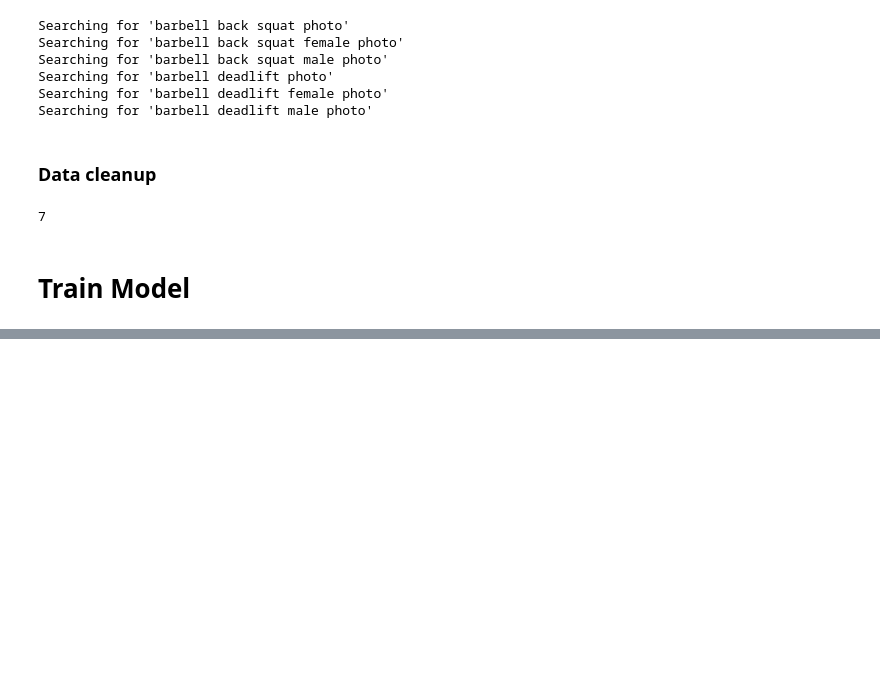
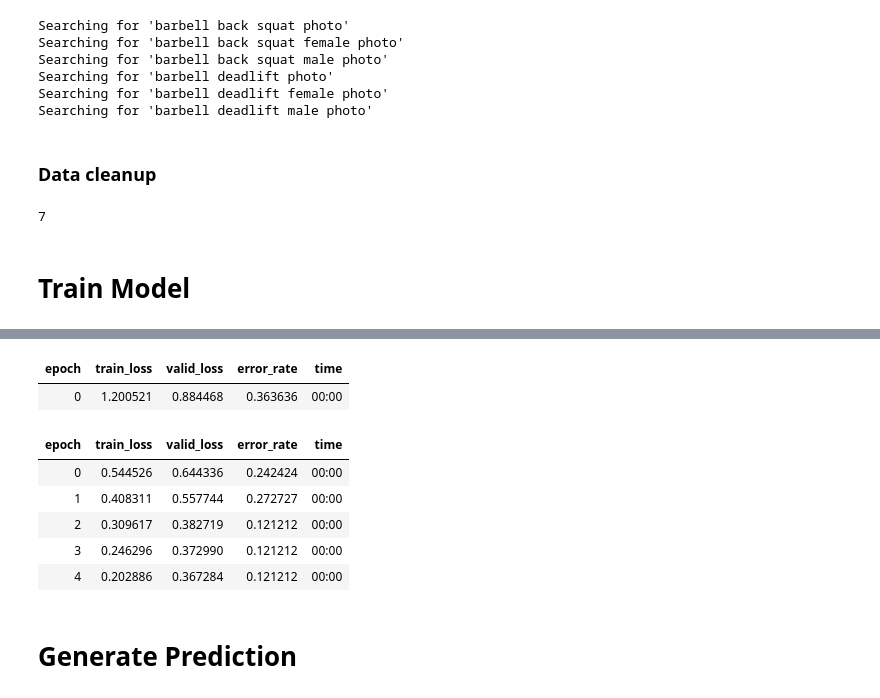
Before and after one commit to jonathanmnovak/hello-world-pytorch-fastai, a Jupyter notebook: Chapter1_Image_Classifier.ipynb, the cells around one changed output, grey strips where cells are left out. Drawn from its saved outputs; the diff is of its cells as text; code cells hidden in the pictures; blank space fills up the shorter version.

```diff
--- a/Chapter1_Image_Classifier.ipynb
+++ b/Chapter1_Image_Classifier.ipynb
@@ -69,0 +106,15 @@ len(failed)
+# %%
+#Model 2
+learn = vision_learner(dls, resnet18, metrics=error_rate)
+learn.fine_tune(5)
+# %% [output]
+| epoch | train_loss | valid_loss | error_rate | time |
+| 0 | 1.200521 | 0.884468 | 0.363636 | 00:00 |
+| epoch | train_loss | valid_loss | error_rate | time |
+| 0 | 0.544526 | 0.644336 | 0.242424 | 00:00 |
+| 1 | 0.408311 | 0.557744 | 0.272727 | 00:00 |
+| 2 | 0.309617 | 0.382719 | 0.121212 | 00:00 |
+| 3 | 0.246296 | 0.372990 | 0.121212 | 00:00 |
+| 4 | 0.202886 | 0.367284 | 0.121212 | 00:00 |
+# %% [markdown]
+# Generate Prediction
```
Also changed, not shown: parts of 8 cells of this notebook.
